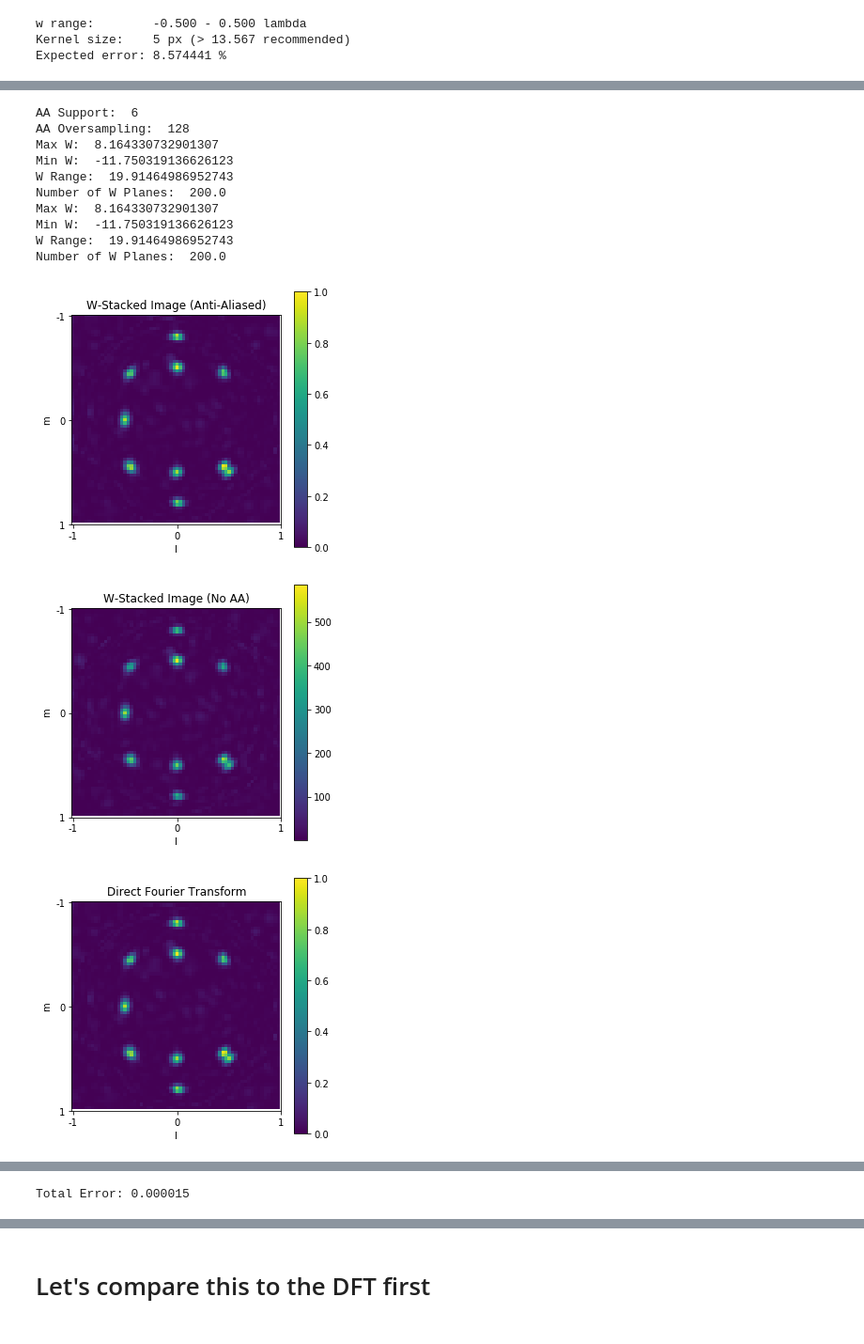
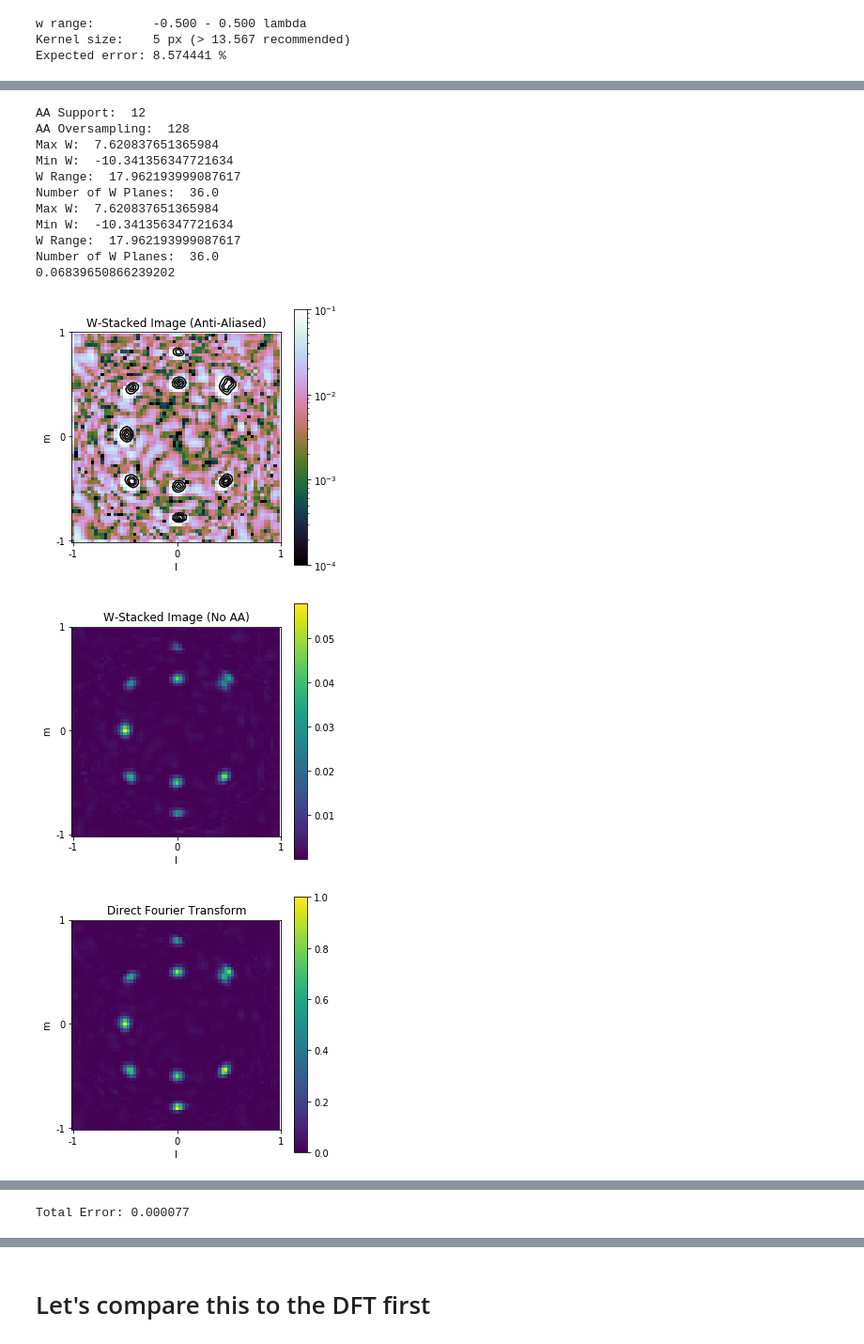
Before and after one commit to epic-astronomy/EPIC-Wide-Field, a Jupyter notebook: grid-EPIC-wstack.ipynb, the cells around one changed output, grey strips where cells are left out. Shown at 94% size. Cells and saved outputs as stored; diff of their text form; code cells hidden in the pictures.

```diff
--- a/grid-EPIC-wstack.ipynb
+++ b/grid-EPIC-wstack.ipynb
@@ -1301,7 +1300,7 @@ def normalise_image(image):
     im_n = (image - im_min)/(im_max-im_min)
     return im_n
 
-def plot_celestial_sphere(image,title='Celestial Sphere',norm=None,l_max_min=1,m_max_min=1,cmap=None):
+def plot_celestial_sphere(image,title='Celestial Sphere',norm=None,l_max_min=1,m_max_min=1,cmap=None,save=None,contour=False,levels=None):
 
     xticks = (numpy.arange(image.shape[0])/image.shape[0]  * theta) - theta/2
     yticks = xticks.copy()
@@ -1310,7 +1309,9 @@ def plot_celestial_sphere(image,title='Celestial Sphere',norm=None,l_max_min=1,m
 
 
     fig,ax = plt.subplots(figsize=(5,5))
-    s= ax.imshow(numpy.abs(image),norm=norm,cmap=cmap)
+    s= ax.imshow(numpy.abs(image),norm=norm,cmap=cmap,origin='lower')
+    if contour:
+        ax.contour(numpy.abs(image),colors='k',origin='lower',levels=levels)
     ax.set_xticks(lm_coord)
     ax.set_xticklabels([-l_max_min,0,l_max_min])
     ax.set_yticks(lm_coord)
@@ -1319,6 +1320,8 @@ def plot_celestial_sphere(image,title='Celestial Sphere',norm=None,l_max_min=1,m
     ax.set_title(title)
     ax.set_xlabel("l")
     ax.set_ylabel("m")
+    if save is not None:
+        plt.savefig(save)
 
     plt.show()
 # %% [markdown]
@@ -1385,0 +1379,10 @@ plot_celestial_sphere(image2d)
+# %%
+points = [[-0.45,0.45,1],[0.45,0.45,1],[0.45,-0.45,1],[-0.45,-0.45,1],[0.5,0.0,1],[0.0,0.5,1],[-0.5,0.0,1],[-0.5,-0.5,1],[-0.8,0.0,1],[0.8,0.0,1]]
+ee_gaussian_s = simulate_electric_fields(locations_uvw,numpy.asarray(points))
+ee_gaussian_sc = simulate_electric_fields_coplanar(locations_uvw,numpy.asarray(points))
+#ee_gaussian_s = simulate_electric_fields(locations_uvw,numpy.asarray([[-0.1,-0.1,100],[-0.1,-0.4,100]]))
+#ee_gaussian_sc = simulate_electric_fields_coplanar(locations_uvw,numpy.asarray([[-0.1,-0.1,100],[-0.1,-0.4,100]]))
+image3d = epic_image_snapshot(ee_gaussian_s,location_grid_points) # 3D
+plot_celestial_sphere(image3d,save='nocorrection.pdf',cmap=plt.get_cmap('cubehelix'))
+image2d = epic_image_snapshot(ee_gaussian_sc,location_grid_points) # Coplanar Array
+plot_celestial_sphere(image2d)
@@ -1523,7 +1531,7 @@ wide_field_wkernel(theta,lam,0.1)
 # %%
 # Generate a prolate spheroidal wave function anti-aliasing function.
 # For electric fields you need to apply it twice! (or square it and apply after multiplying image by its conjugate!)
-support = 6
+support = 12
 aa = anti_aliasing_function(int(theta*lam), 0, support)
 aa2 = numpy.outer(aa, aa)
 plt.rcParams['figure.figsize'] = 7, 5
@@ -1645,49 +1655,57 @@ def epic_wstacking(theta,lam,locations, efieldf,dw,use_aaf=False,aaf=None,gridco
     if use_aaf == True:
         return numpy.fft.fftshift(image*(fresnel_pattern**(w_planes//2)))/gridcor
     else:
         return numpy.fft.fftshift(image*(fresnel_pattern**(w_planes//2)))
 
 
 
 #for wval in numpy.arange(1.0,5.0,0.025):
-image_wsg = epic_wstacking(theta,lam,locations_uvw,ee_gaussian_s,0.1,use_aaf=True,aaf=kv.T,gridcor=aaf_2D)
+image_wsg = epic_wstacking(theta,lam,locations_uvw,ee_gaussian_s,0.5,use_aaf=True,aaf=kv.T,gridcor=aaf_2D)
 image_wsi = (image_wsg * image_wsg.conj())
 gc_im = image_wsi.T
 
-image_wsg_noaa = epic_wstacking(theta,lam,locations_uvw,ee_gaussian_s,0.1,use_aaf=False)
+image_wsg_noaa = epic_wstacking(theta,lam,locations_uvw,ee_gaussian_s,0.5,use_aaf=False)
 image_wsi_noaa = (image_wsg_noaa * image_wsg_noaa.conj())
 gc_im_noaa = image_wsi_noaa.T
 
 from matplotlib.colors import LogNorm
 from matplotlib.colors import Normalize
 #plot_celestial_sphere(gc_im,title='W-Stacked Image',norm=Normalize(vmin=0.0, vmax=50.0))
 #plot_celestial_sphere(imcg,title='Direct Fourier Transform',norm=Normalize(vmin=0.0, vmax=50.0))
 
 #Normalise
 gc_im_n = normalise_image(gc_im)
 gc_im_noaa_n = normalise_image(gc_im_noaa)
 imcg_n = normalise_image(imcg)
-
-plot_celestial_sphere(gc_im_n,title='W-Stacked Image (Anti-Aliased)')
+dft_peak = numpy.max(imcg).real
+print(dft_peak)
+plot_celestial_sphere(gc_im/numpy.max(gc_im).real,
+                      title='W-Stacked Image (Anti-Aliased)',
+                      save='corrected.pdf',
+                      norm=LogNorm(vmin=0.0001, vmax=0.1),
+                      cmap=plt.get_cmap('cubehelix'),
+                      contour=True,
+                     levels=numpy.arange(0.0,1.0,0.2))
 plot_celestial_sphere(gc_im_noaa,title='W-Stacked Image (No AA)')
 plot_celestial_sphere(imcg_n,title='Direct Fourier Transform')
-diff=numpy.abs(imcg_n-gc_im_n)
-diff_noaa = numpy.abs(gc_im_noaa_n - imcg_n)
-plot_celestial_sphere(diff,title='Diff (Anti-Aliasing)',norm=LogNorm(vmin=0.0001, vmax=1),cmap=plt.get_cmap('jet'))
+diff=numpy.abs(imcg-gc_im)/dft_peak
+diff_noaa = numpy.abs(gc_im_noaa - imcg)/dft_peak
+plot_celestial_sphere(diff,title='Diff (Anti-Aliasing)',norm=LogNorm(vmin=0.0001, vmax=0.01),cmap=plt.get_cmap('jet'),save='diffvsdft.pdf')
 print("Total Error: %f"%(numpy.sum(numpy.square(diff))/(diff.shape[0]*diff.shape[1])))
 plot_celestial_sphere(diff_noaa,title='Diff (No Anti-Aliasing)',norm=LogNorm(vmin=0.0001, vmax=1),cmap=plt.get_cmap('jet'))
 print("Total Error: %f"%(numpy.sum(numpy.square(diff_noaa))/(diff_noaa.shape[0]*diff_noaa.shape[1])))
 # %% [output]
-AA Support:  6
+AA Support:  12
 AA Oversampling:  128
-Max W:  8.164330732901307
-Min W:  -11.750319136626123
-W Range:  19.91464986952743
-Number of W Planes:  200.0
-Max W:  8.164330732901307
-Min W:  -11.750319136626123
-W Range:  19.91464986952743
-Number of W Planes:  200.0
+Max W:  7.620837651365984
+Min W:  -10.341356347721634
+W Range:  17.962193999087617
+Number of W Planes:  36.0
+Max W:  7.620837651365984
+Min W:  -10.341356347721634
+W Range:  17.962193999087617
+Number of W Planes:  36.0
+0.06839650866239202
-[figure, old version]
+[figure, new version]
-[figure, old version]
+[figure, new version]
-[figure, old version]
+[figure, new version]
@@ -1695 +1713 @@ Number of W Planes:  200.0
-Total Error: 0.000015
+Total Error: 0.000077
```
Also changed, not shown: parts of 59 cells of this notebook, 2 other files.
